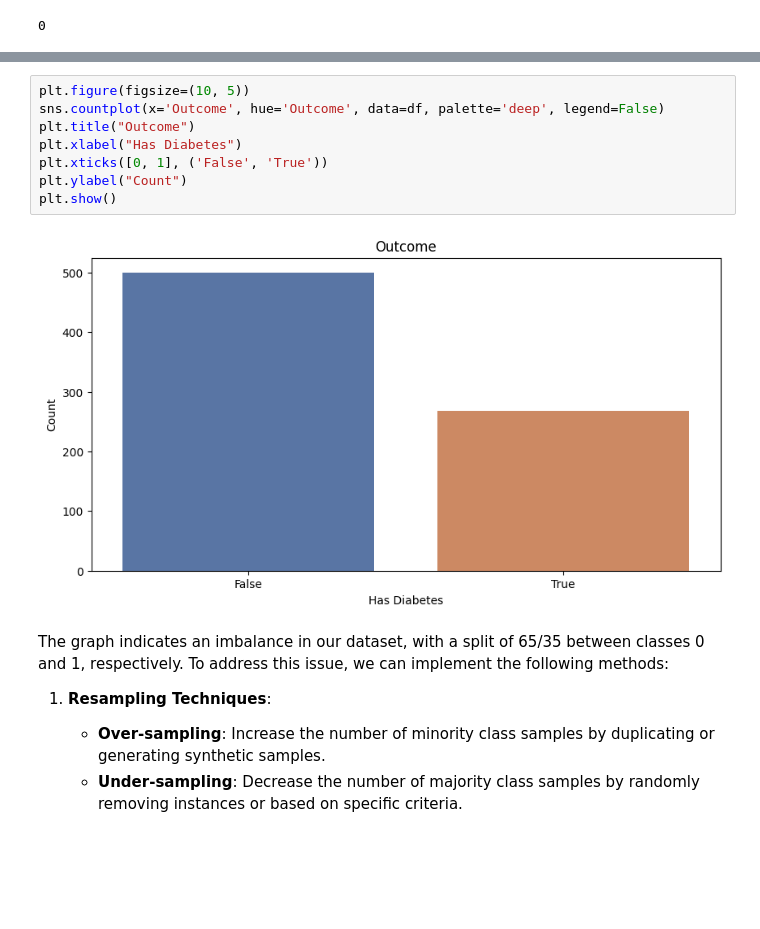
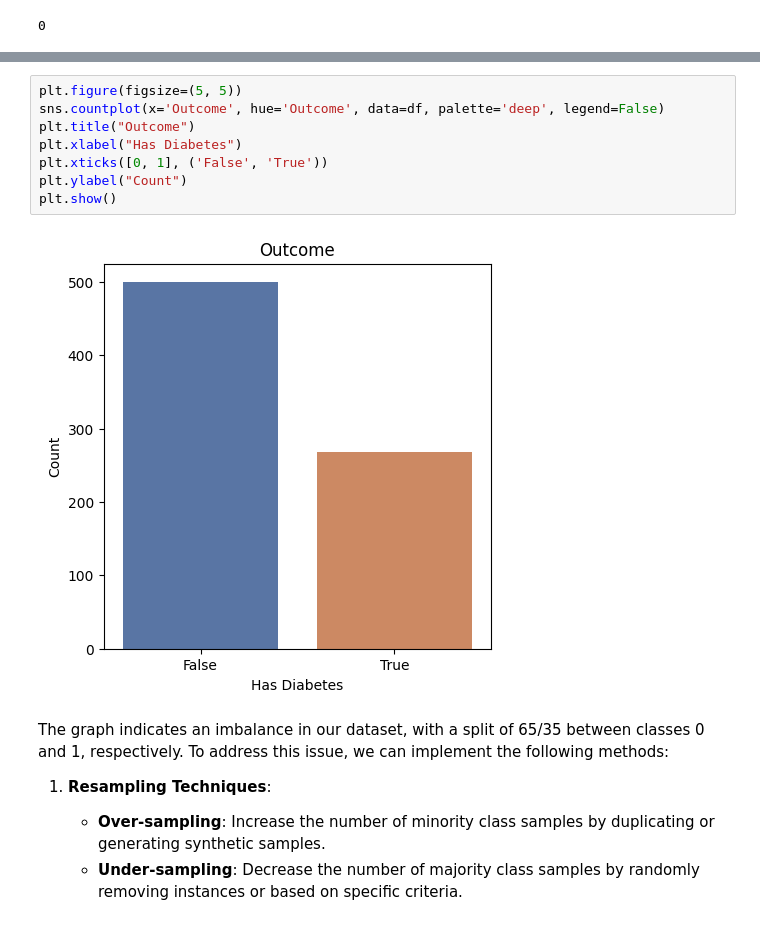
Before and after one commit to AmirMohammadiKarbalaei/Pima-Indians-Diabetes, a Jupyter notebook: pima_indians_notebook.ipynb, the cells around one changed output, grey strips where cells are left out. Cells and saved outputs as stored; diff of their text form; blank space fills up the shorter version.

```diff
--- a/pima_indians_notebook.ipynb
+++ b/pima_indians_notebook.ipynb
@@ -94,15 +99,15 @@ df.describe()
 | 75% | 6.000000 | 140.250000 | 80.000000 | 32.000000 | 127.250000 | 36.600000 | 0.626250 | 41.000000 | ... |
 | max | 17.000000 | 199.000000 | 122.000000 | 99.000000 | 846.000000 | 67.100000 | 2.420000 | 81.000000 | ... |
 # %%
-plt.figure(figsize=(10, 5))
+plt.figure(figsize=(5, 5))
 sns.countplot(x='Outcome', hue='Outcome', data=df, palette='deep', legend=False)
 plt.title("Outcome")
 plt.xlabel("Has Diabetes")
 plt.xticks([0, 1], ('False', 'True'))
 plt.ylabel("Count")
 plt.show()
 # %% [output]
-[figure, old version]
+[figure, new version]
 # %% [markdown]
 The graph indicates an imbalance in our dataset, with a split of 65/35 between classes 0 and 1, respectively. To address this issue, we can implement the following methods:
 
```
Also changed, not shown: parts of 39 cells of this notebook, 1 other file.
